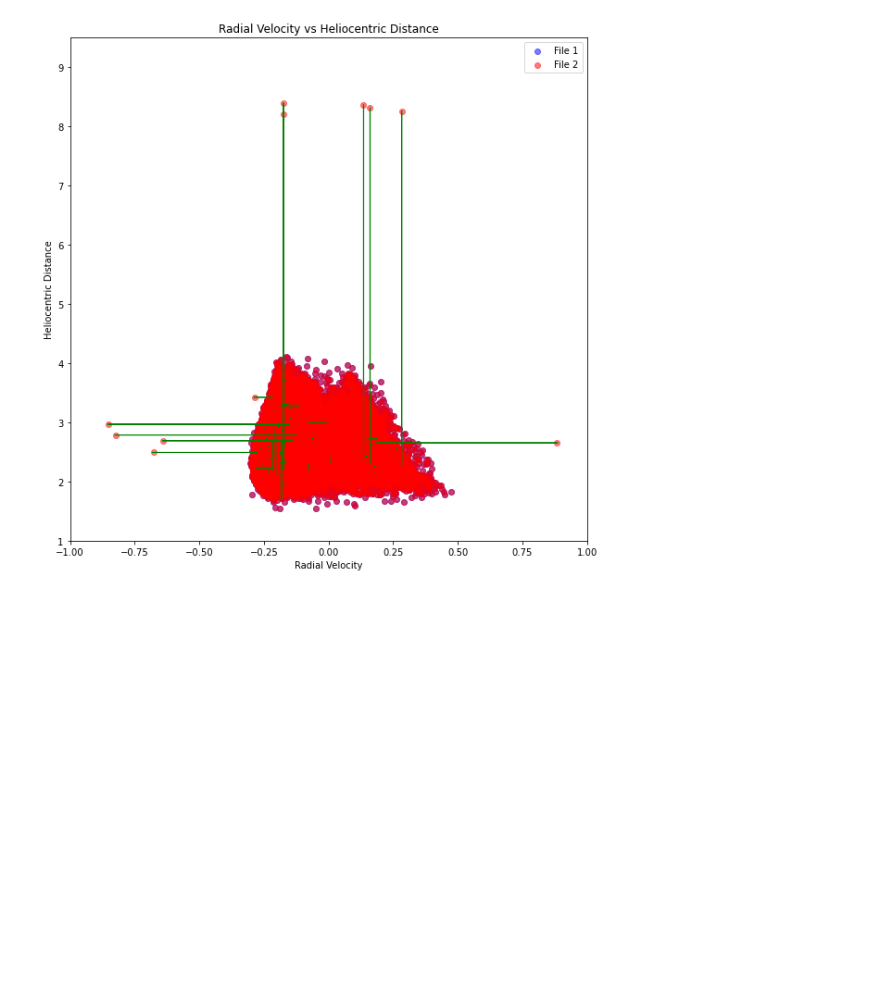
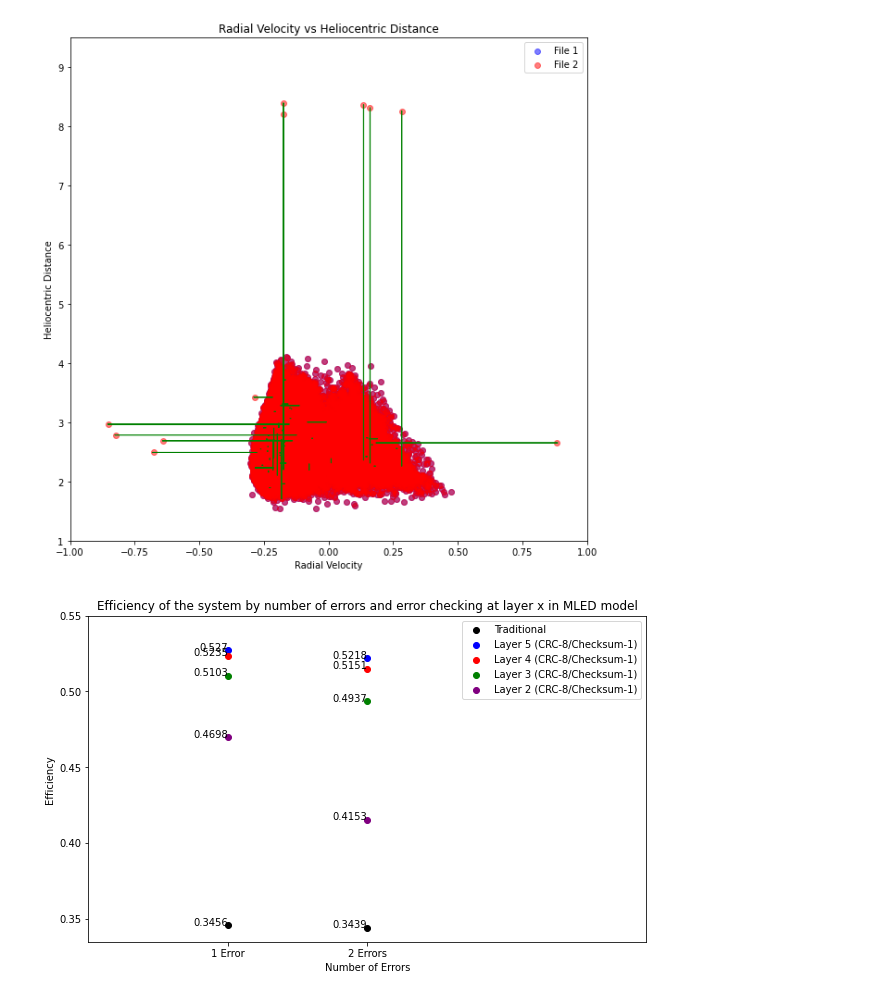
Before and after one commit to prateekdceit06/mled_project, a Jupyter notebook: AstroMLData.ipynb, the cells around one changed output. Drawn from its saved outputs; the diff is of its cells as text; code cells hidden in the pictures; blank space fills up the shorter version.

```diff
--- a/AstroMLData.ipynb
+++ b/AstroMLData.ipynb
@@ -306,3 +306,45 @@ plt.ylim(1, 9.5)
 plt.show()
 # %% [output]
 [figure]
+# %%
+import matplotlib.pyplot as plt
+
+# Assuming these are your efficiency values
+efficiency_case_1 = [0.3456, 0.5270, 0.5235, 0.5103, 0.4698]  # efficiencies for layers 2, 3, 4, and 5 when one error is passed
+efficiency_case_2 = [0.3439, 0.5218, 0.5151, 0.4937, 0.4153]  # efficiencies for layers 2, 3, 4, and 5 when two errors are passed
+
+# These labels each group (i.e., the layers)
+labels = ['Traditional', 'Layer 5 (CRC-8/Checksum-1)', 'Layer 4 (CRC-8/Checksum-1)', 'Layer 3 (CRC-8/Checksum-1)', 'Layer 2 (CRC-8/Checksum-1)']
+colors = ['black', 'blue', 'red', 'green', 'purple']  # specify different color for each layer
+
+# Create the figure and the axes
+fig, ax = plt.subplots(figsize=(10, 6))
+
+# Add the scatter plots
+for i in range(5):  # We have 5 layers
+    ax.scatter(0.25, efficiency_case_1[i], color=colors[i], label=labels[i])
+    ax.scatter(0.5, efficiency_case_2[i], color=colors[i])  # no label needed for second case, as it will repeat the label in the legend
+    ax.text(0.25, efficiency_case_1[i], str(efficiency_case_1[i]), ha='right') # Add text at each scatter point
+    ax.text(0.5, efficiency_case_2[i], str(efficiency_case_2[i]), ha='right') # Add text at each scatter point
+
+# Add labels and title
+ax.set_xlabel('Number of Errors')
+ax.set_ylabel('Efficiency')
+ax.set_title('Efficiency of the system by number of errors and error checking at layer x in MLED model')
+
+# Center the x-axis values
+ax.set_xticks([0.25, 0.5])
+ax.set_xticklabels(['1 Error', '2 Errors'])
+
+# Shift the legend to the right side
+ax.legend(loc='upper right')
+ax.set_xlim(0, 1)
+
+ax.set_yticks(np.arange(0.35, 0.55, 0.05))
+
+
+
+# Show the plot
+plt.show()
+# %% [output]
+[figure, added]
```
Also changed, not shown: parts of 2 cells of this notebook, 21 other files.
